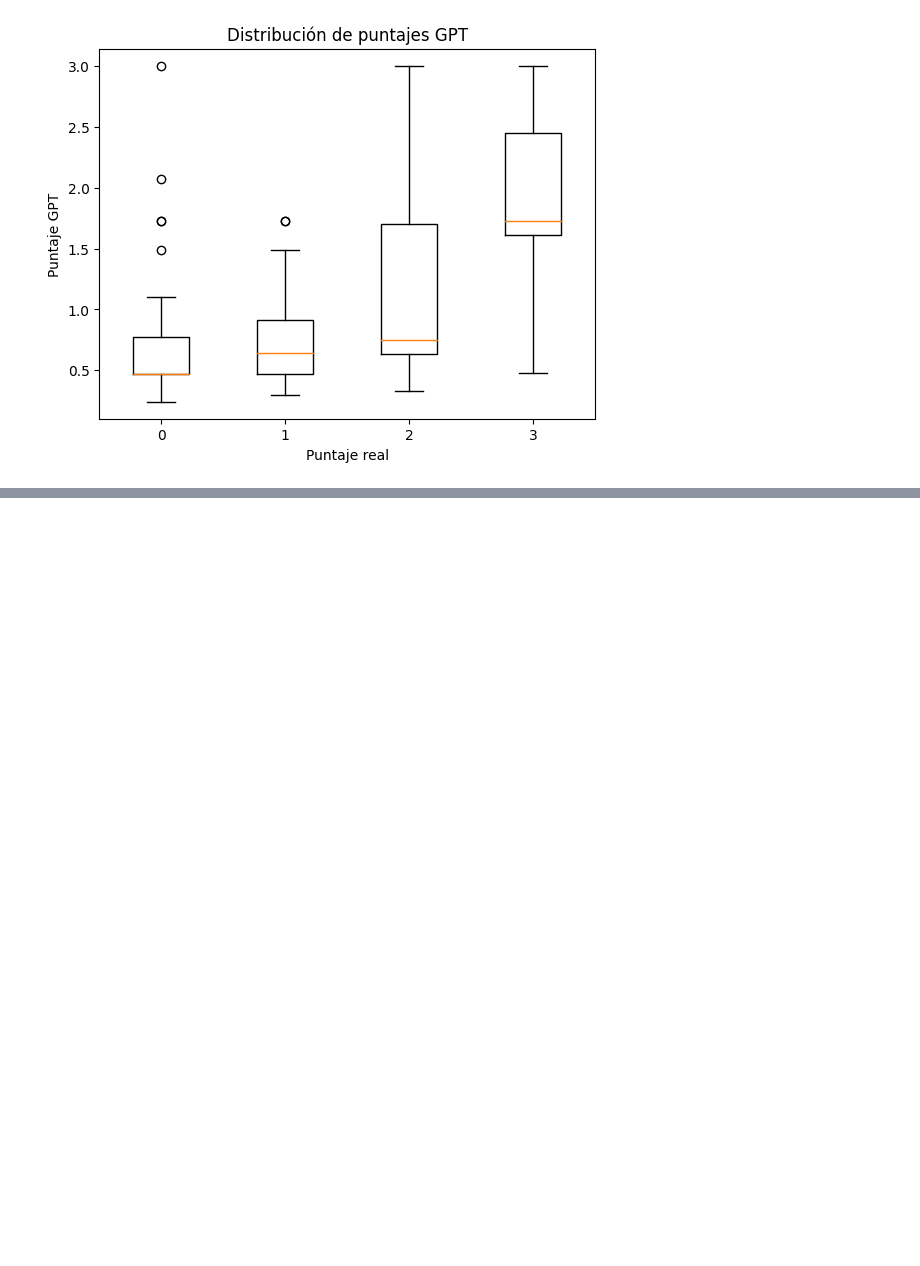
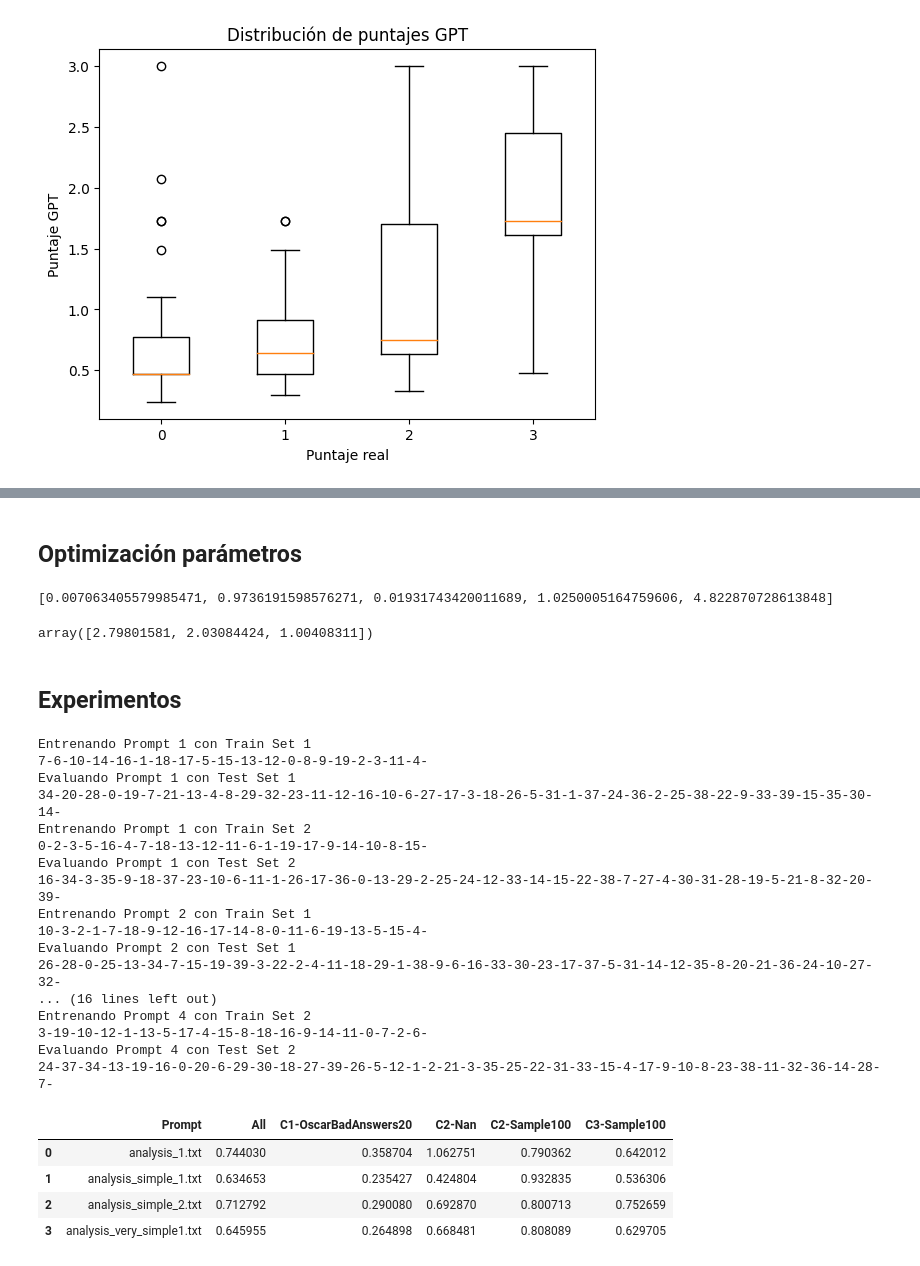
Before and after one commit to OscarRojasG/Experimentos-GPTValidator, a Jupyter notebook: Framework_Experimentos.ipynb, the cells around one changed output, grey strips where cells are left out. Saved outputs shown, nothing was run; the diff lists cells and outputs as text; code cells hidden in the pictures; blank space fills up the shorter version.

```diff
--- a/Framework_Experimentos.ipynb
+++ b/Framework_Experimentos.ipynb
@@ -771,0 +970,17 @@ download()
+# %%
+prompt_data = {
+    "examples": "examples_3.txt",
+    "context": "knowledge_1.txt",
+    "question": "question_1.txt",
+    "answer": "answer_1.txt",
+    "instructions": {
+        "analysis": "*",
+        "feedback": "feedback_1.txt",
+        "score": "score_1.txt",
+    }
+}
+
+prompt_folder = "Miniprompts"
+criteria = ["correctness", "completeness", "clarity"]
+
+prompts = generate_prompts(prompt_data, prompt_folder, criteria)
@@ -771,0 +1005,2 @@ download()
+# %% [markdown]
+## Optimización parámetros
@@ -771,0 +1091,30 @@ download()
+# %%
+gpt_dicts = [
+    {
+        'relevance': 8,
+        'clarity': 9,
+        'precision': 7
+    },
+    {
+        'relevance': 8,
+        'clarity': 5,
+        'precision': 3
+    },
+    {
+        'relevance': 4,
+        'clarity': 1,
+        'precision': 2
+    }
+]
+
+real_scores = [3, 2, 1]
+criteria = ['relevance', 'clarity', 'precision']
+
+eval_params = optimize_params(gpt_dicts, real_scores, criteria, "map")
+print(eval_params)
+convert_gpt_scores(gpt_dicts, real_scores, criteria, "map", eval_params)
+# %% [output]
+[0.007063405579985471, 0.9736191598576271, 0.01931743420011689, 1.0250005164759606, 4.822870728613848]
+array([2.79801581, 2.03084424, 1.00408311])
+# %% [markdown]
+## Experimentos
@@ -771,0 +1258,25 @@ download()
+# %%
+x = experiment(df, prompts, repetitions=2, eval_function="map", eval_params=None, train_set_size=20, test_set_size=40, seed=42)
+# %% [output]
+Entrenando Prompt 1 con Train Set 1
+7-6-10-14-16-1-18-17-5-15-13-12-0-8-9-19-2-3-11-4-
+Evaluando Prompt 1 con Test Set 1
+34-20-28-0-19-7-21-13-4-8-29-32-23-11-12-16-10-6-27-17-3-18-26-5-31-1-37-24-36-2-25-38-22-9-33-39-15-35-30-14-
+Entrenando Prompt 1 con Train Set 2
+0-2-3-5-16-4-7-18-13-12-11-6-1-19-17-9-14-10-8-15-
+Evaluando Prompt 1 con Test Set 2
+16-34-3-35-9-18-37-23-10-6-11-1-26-17-36-0-13-29-2-25-24-12-33-14-15-22-38-7-27-4-30-31-28-19-5-21-8-32-20-39-
+Entrenando Prompt 2 con Train Set 1
+10-3-2-1-7-18-9-12-16-17-14-8-0-11-6-19-13-5-15-4-
+Evaluando Prompt 2 con Test Set 1
+26-28-0-25-13-34-7-15-19-39-3-22-2-4-11-18-29-1-38-9-6-16-33-30-23-17-37-5-31-14-12-35-8-20-21-36-24-10-27-32-
+... (16 lines left out)
+Entrenando Prompt 4 con Train Set 2
+3-19-10-12-1-13-5-17-4-15-8-18-16-9-14-11-0-7-2-6-
+Evaluando Prompt 4 con Test Set 2
+24-37-34-13-19-16-0-20-6-29-30-18-27-39-26-5-12-1-2-21-3-35-25-22-31-33-15-4-17-9-10-8-23-38-11-32-36-14-28-7-
+|  | Prompt | All | C1-OscarBadAnswers20 | C2-Nan | C2-Sample100 | C3-Sample100 |
+| 0 | analysis_1.txt | 0.744030 | 0.358704 | 1.062751 | 0.790362 | 0.642012 |
+| 1 | analysis_simple_1.txt | 0.634653 | 0.235427 | 0.424804 | 0.932835 | 0.536306 |
+| 2 | analysis_simple_2.txt | 0.712792 | 0.290080 | 0.692870 | 0.800713 | 0.752659 |
+| 3 | analysis_very_simple1.txt | 0.645955 | 0.264898 | 0.668481 | 0.808089 | 0.629705 |
```
Also changed, not shown: parts of 12 cells of this notebook.
